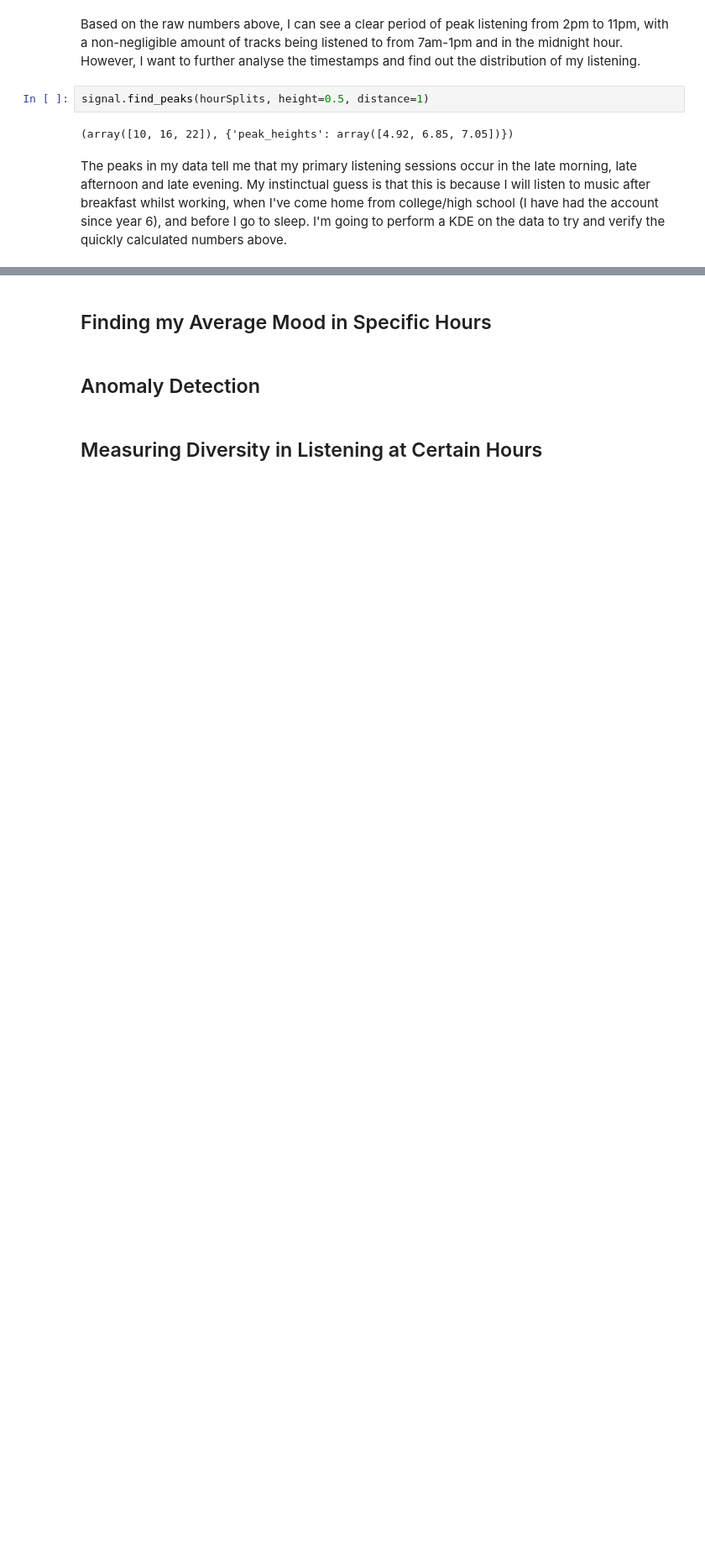
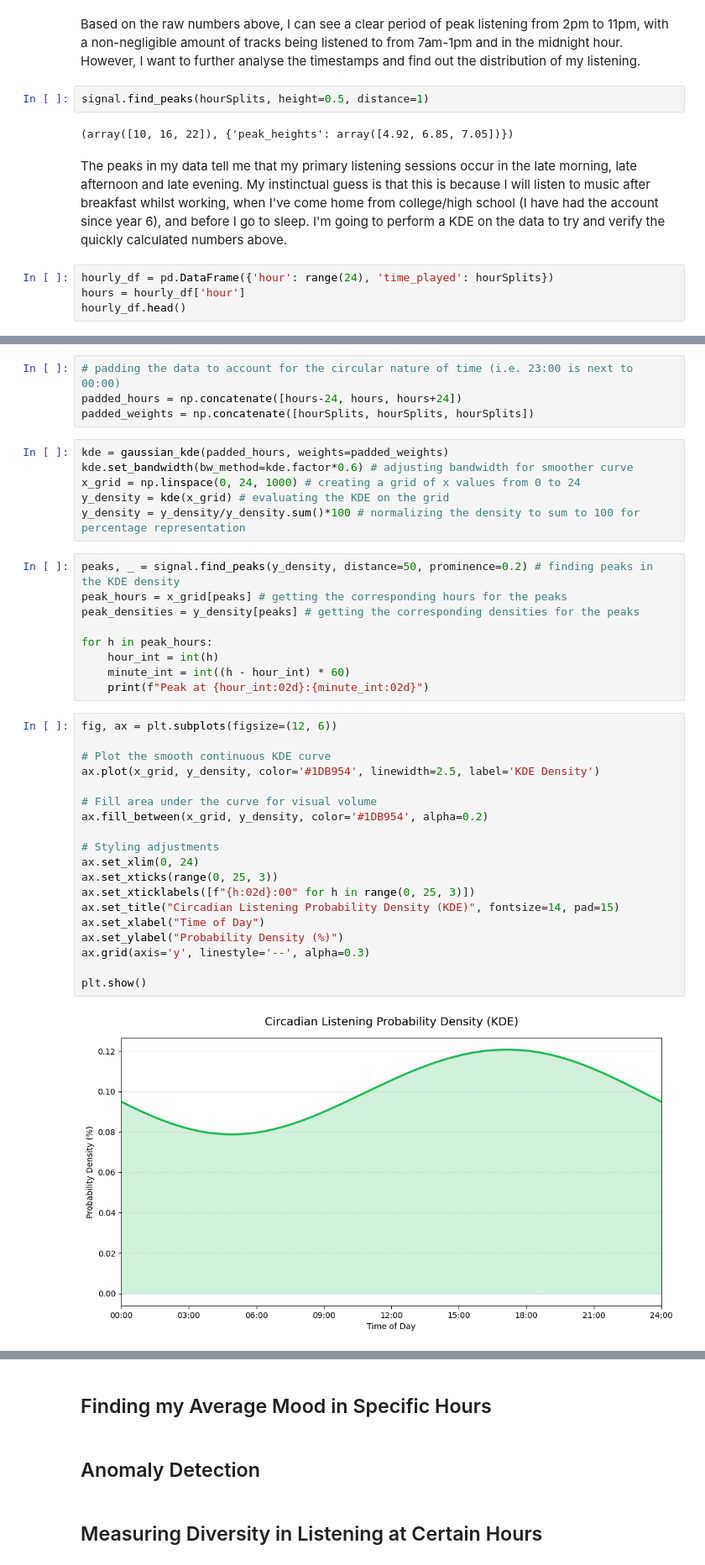
Before and after one commit to whatsername07/Data-Analysis-on-Spotify-Streaming-History, a Jupyter notebook: circadian.ipynb, the cells around one changed output, grey strips where cells are left out. Shown at 84% size. Saved outputs shown, nothing was run; the diff lists cells and outputs as text; blank space fills up the shorter version.

Commit message:
Added in KDE of listening throughout day

```diff
--- a/circadian.ipynb
+++ b/circadian.ipynb
@@ -101,3 +102,7 @@ signal.find_peaks(hourSplits, height=0.5, distance=1)
 (array([10, 16, 22]), {'peak_heights': array([4.92, 6.85, 7.05])})
 # %% [markdown]
 The peaks in my data tell me that my primary listening sessions occur in the late morning, late afternoon and late evening. My instinctual guess is that this is because I will listen to music after breakfast whilst working, when I've come home from college/high school (I have had the account since year 6), and before I go to sleep. I'm going to perform a KDE on the data to try and verify the quickly calculated numbers above.
+# %%
+hourly_df = pd.DataFrame({'hour': range(24), 'time_played': hourSplits})
+hours = hourly_df['hour']
+hourly_df.head()
@@ -103,0 +116,40 @@ The peaks in my data tell me that my primary listening sessions occur in the lat
+# %%
+# padding the data to account for the circular nature of time (i.e. 23:00 is next to 00:00)
+padded_hours = np.concatenate([hours-24, hours, hours+24])
+padded_weights = np.concatenate([hourSplits, hourSplits, hourSplits])
+# %%
+kde = gaussian_kde(padded_hours, weights=padded_weights)
+kde.set_bandwidth(bw_method=kde.factor*0.6) # adjusting bandwidth for smoother curve
+x_grid = np.linspace(0, 24, 1000) # creating a grid of x values from 0 to 24
+y_density = kde(x_grid) # evaluating the KDE on the grid
+y_density = y_density/y_density.sum()*100 # normalizing the density to sum to 100 for percentage representation
+# %%
+peaks, _ = signal.find_peaks(y_density, distance=50, prominence=0.2) # finding peaks in the KDE density
+peak_hours = x_grid[peaks] # getting the corresponding hours for the peaks
+peak_densities = y_density[peaks] # getting the corresponding densities for the peaks
+
+for h in peak_hours:
+    hour_int = int(h)
+    minute_int = int((h - hour_int) * 60)
+    print(f"Peak at {hour_int:02d}:{minute_int:02d}")
+# %%
+fig, ax = plt.subplots(figsize=(12, 6))
+
+# Plot the smooth continuous KDE curve
+ax.plot(x_grid, y_density, color='#1DB954', linewidth=2.5, label='KDE Density')
+
+# Fill area under the curve for visual volume
+ax.fill_between(x_grid, y_density, color='#1DB954', alpha=0.2)
+
+# Styling adjustments
+ax.set_xlim(0, 24)
+ax.set_xticks(range(0, 25, 3))
+ax.set_xticklabels([f"{h:02d}:00" for h in range(0, 25, 3)])
+ax.set_title("Circadian Listening Probability Density (KDE)", fontsize=14, pad=15)
+ax.set_xlabel("Time of Day")
+ax.set_ylabel("Probability Density (%)")
+ax.grid(axis='y', linestyle='--', alpha=0.3)
+
+plt.show()
+# %% [output]
+[figure, added]
```
Also changed, not shown: parts of 3 cells of this notebook.
